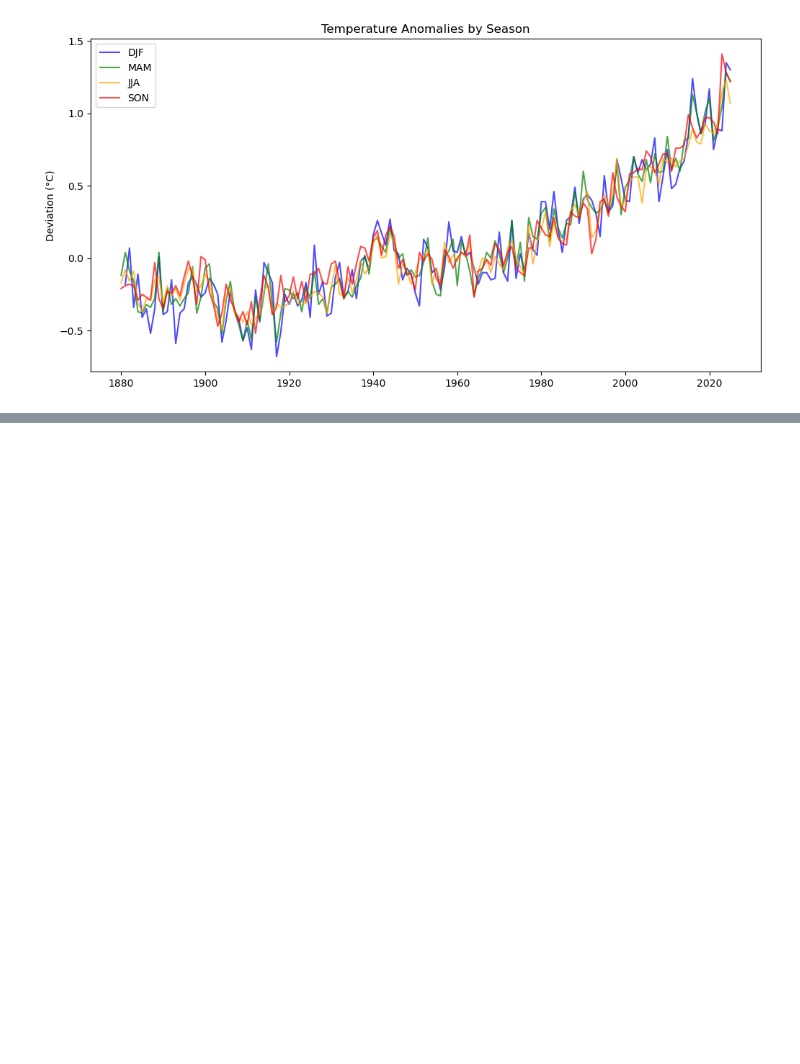
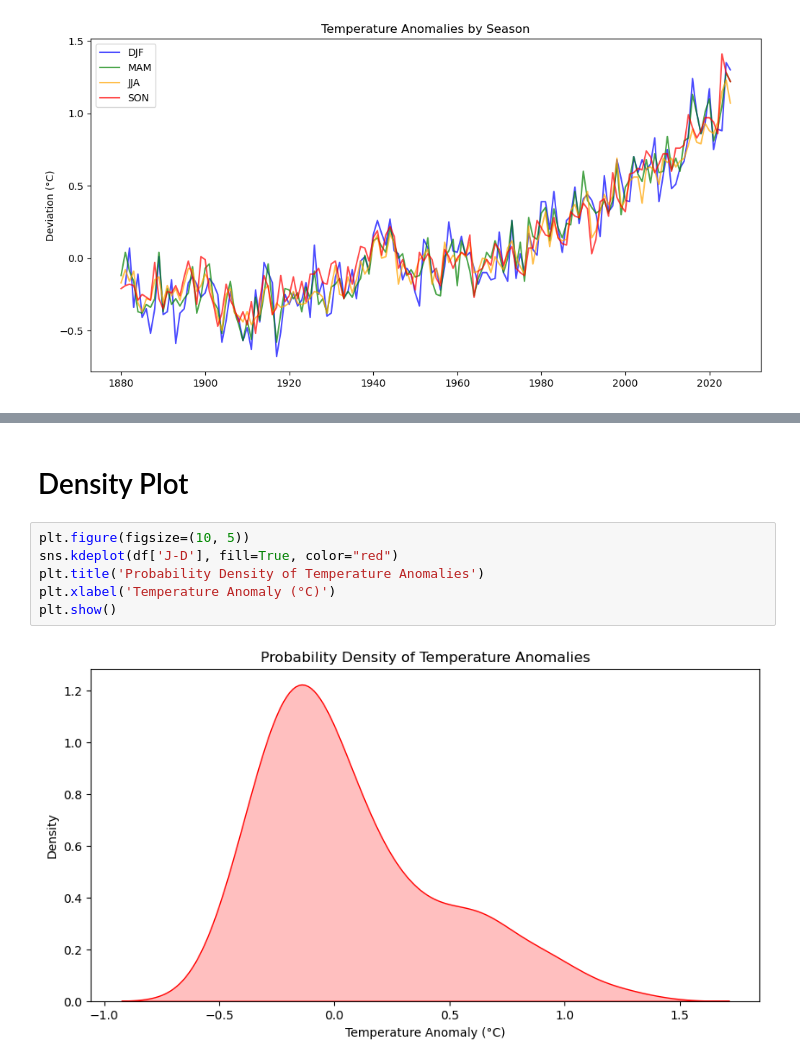
Before and after one commit to MELAI-1/MY-PROJECT, a Jupyter notebook: Climate/climate_intro/05_Global Temperature Anomaly Forecasting..ipynb, the cells around one changed output, grey strips where cells are left out. Saved outputs shown, nothing was run; the diff lists cells and outputs as text; blank space fills up the shorter version.

```diff
--- a/Climate/climate_intro/05_Global Temperature Anomaly Forecasting..ipynb
+++ b/Climate/climate_intro/05_Global Temperature Anomaly Forecasting..ipynb
@@ -77,0 +125,10 @@ plt.show()
+# %% [markdown]
+# Density Plot
+# %%
+plt.figure(figsize=(10, 5))
+sns.kdeplot(df['J-D'], fill=True, color="red")
+plt.title('Probability Density of Temperature Anomalies')
+plt.xlabel('Temperature Anomaly (°C)')
+plt.show()
+# %% [output]
+[figure, added]
```
Also changed, not shown: parts of 10 cells of this notebook.
